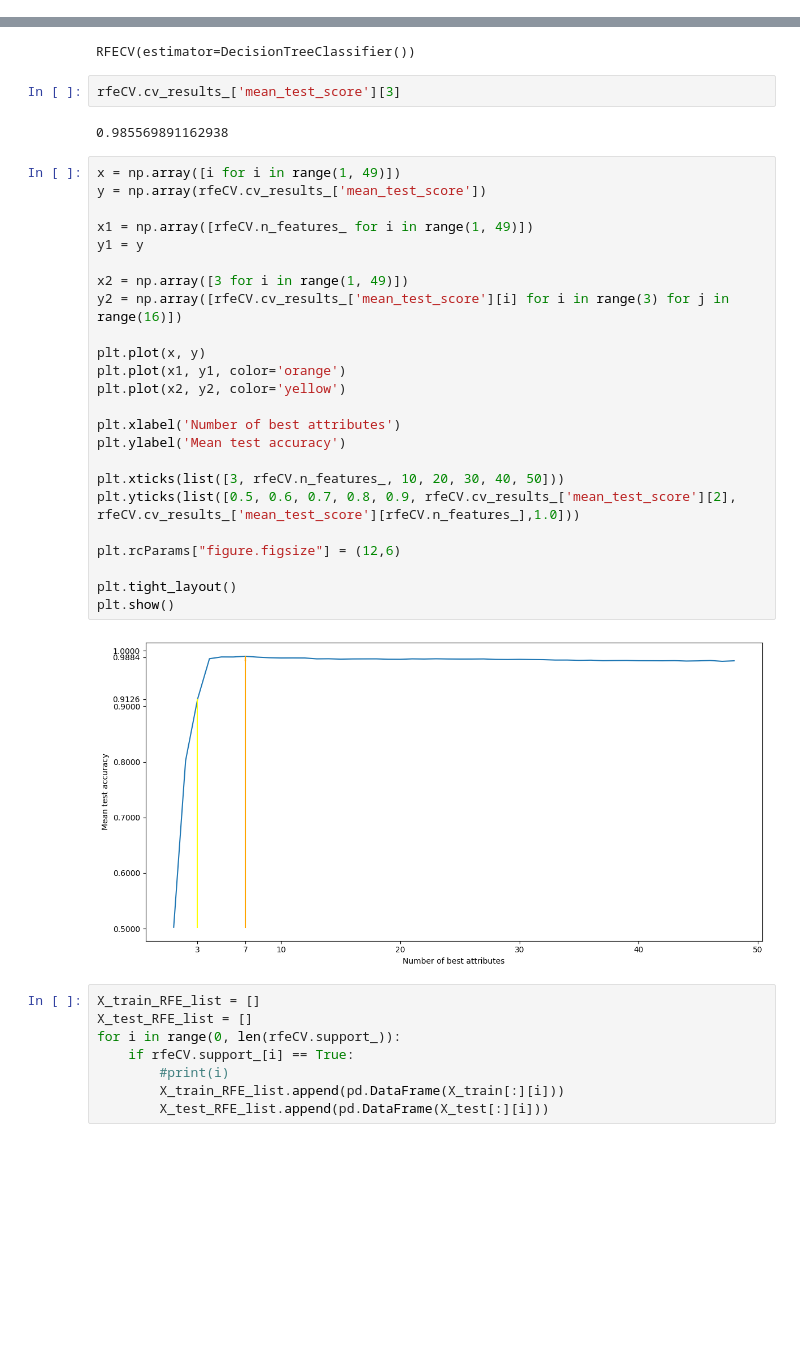
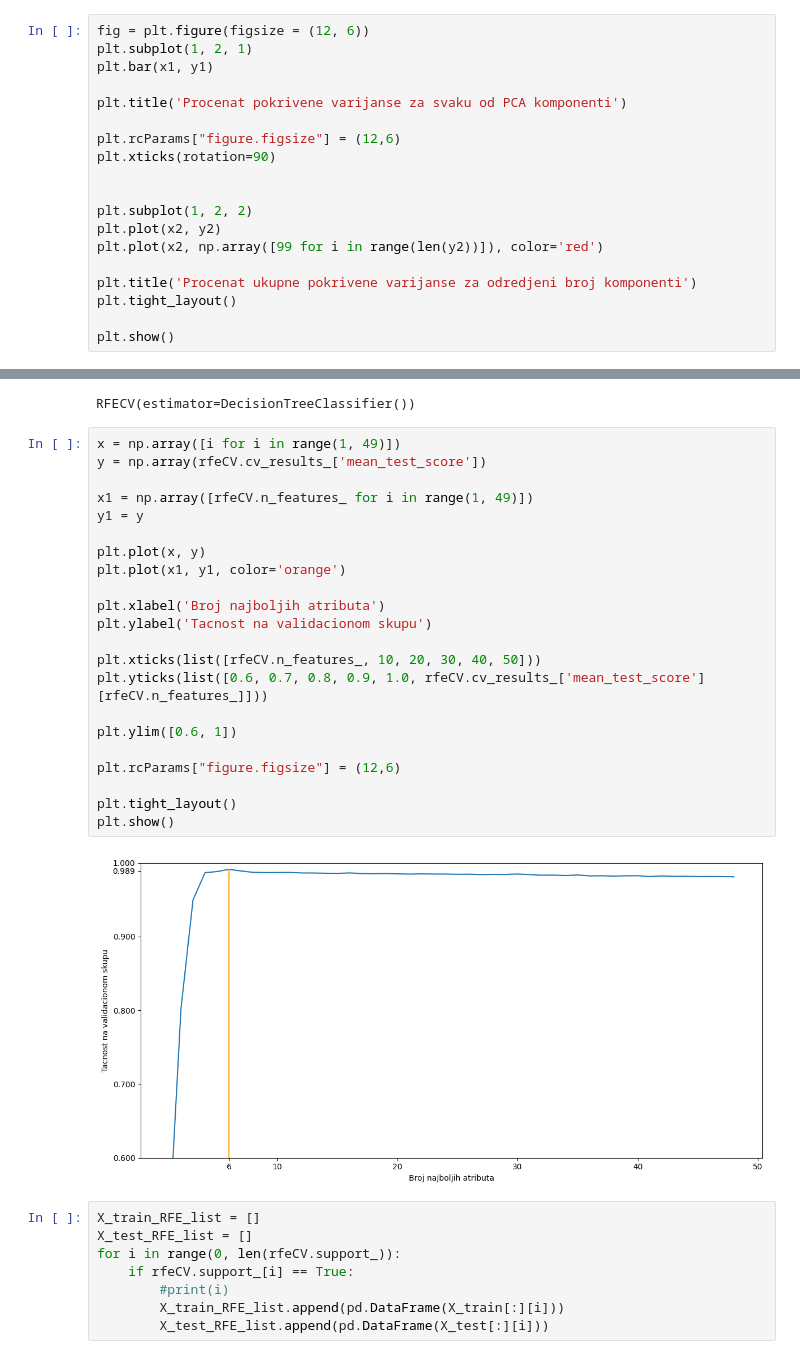
Before and after one commit to MATF-istrazivanje-podataka-1/2023_Data_Mining_Sensorless_drive_Dataset, a Jupyter notebook: preprocessing/classification/preprocessing_classification.ipynb, the cells around one changed output, grey strips where cells are left out. Cells and saved outputs as stored; diff of their text form; blank space fills up the shorter version.

```diff
--- a/preprocessing/classification/preprocessing_classification.ipynb
+++ b/preprocessing/classification/preprocessing_classification.ipynb
@@ -137,0 +211,19 @@ from sklearn.decomposition import PCA
+# %%
+fig = plt.figure(figsize = (12, 6))
+plt.subplot(1, 2, 1)
+plt.bar(x1, y1)
+
+plt.title('Procenat pokrivene varijanse za svaku od PCA komponenti')
+
+plt.rcParams["figure.figsize"] = (12,6)
+plt.xticks(rotation=90)
+
+
+plt.subplot(1, 2, 2)
+plt.plot(x2, y2)
+plt.plot(x2, np.array([99 for i in range(len(y2))]), color='red')
+
+plt.title('Procenat ukupne pokrivene varijanse za odredjeni broj komponenti')
+plt.tight_layout()
+
+plt.show()
@@ -278,36 +343,30 @@ rfeCV = RFECV(DecisionTreeClassifier())
 rfeCV.fit(X_train, y_train)
 # %% [output]
 RFECV(estimator=DecisionTreeClassifier())
-# %%
-rfeCV.cv_results_['mean_test_score'][3]
-# %% [output]
-0.985569891162938
 # %%
 x = np.array([i for i in range(1, 49)])
 y = np.array(rfeCV.cv_results_['mean_test_score'])
 
 x1 = np.array([rfeCV.n_features_ for i in range(1, 49)])
 y1 = y
 
-x2 = np.array([3 for i in range(1, 49)])
-y2 = np.array([rfeCV.cv_results_['mean_test_score'][i] for i in range(3) for j in range(16)])
-
 plt.plot(x, y)
 plt.plot(x1, y1, color='orange')
-plt.plot(x2, y2, color='yellow')
 
-plt.xlabel('Number of best attributes')
-plt.ylabel('Mean test accuracy')
+plt.xlabel('Broj najboljih atributa')
+plt.ylabel('Tacnost na validacionom skupu')
 
-plt.xticks(list([3, rfeCV.n_features_, 10, 20, 30, 40, 50]))
-plt.yticks(list([0.5, 0.6, 0.7, 0.8, 0.9, rfeCV.cv_results_['mean_test_score'][2], rfeCV.cv_results_['mean_test_score'][rfeCV.n_features_],1.0]))
+plt.xticks(list([rfeCV.n_features_, 10, 20, 30, 40, 50]))
+plt.yticks(list([0.6, 0.7, 0.8, 0.9, 1.0, rfeCV.cv_results_['mean_test_score'][rfeCV.n_features_]]))
+
+plt.ylim([0.6, 1])
 
 plt.rcParams["figure.figsize"] = (12,6)
 
 plt.tight_layout()
 plt.show()
 # %% [output]
-[figure, old version]
+[figure, new version]
 # %%
 X_train_RFE_list = []
 X_test_RFE_list = []
```
Also changed, not shown: parts of 54 cells of this notebook.
